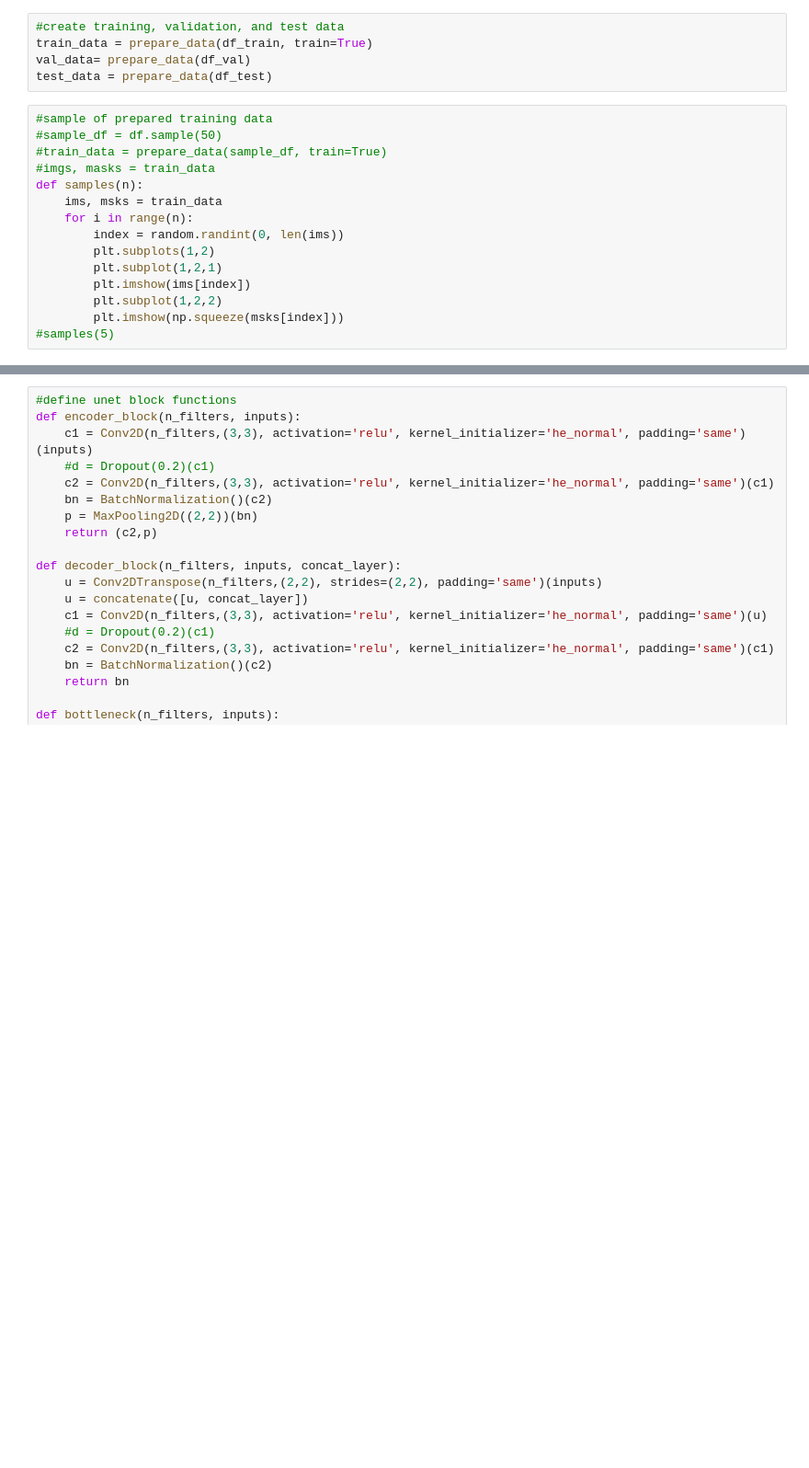
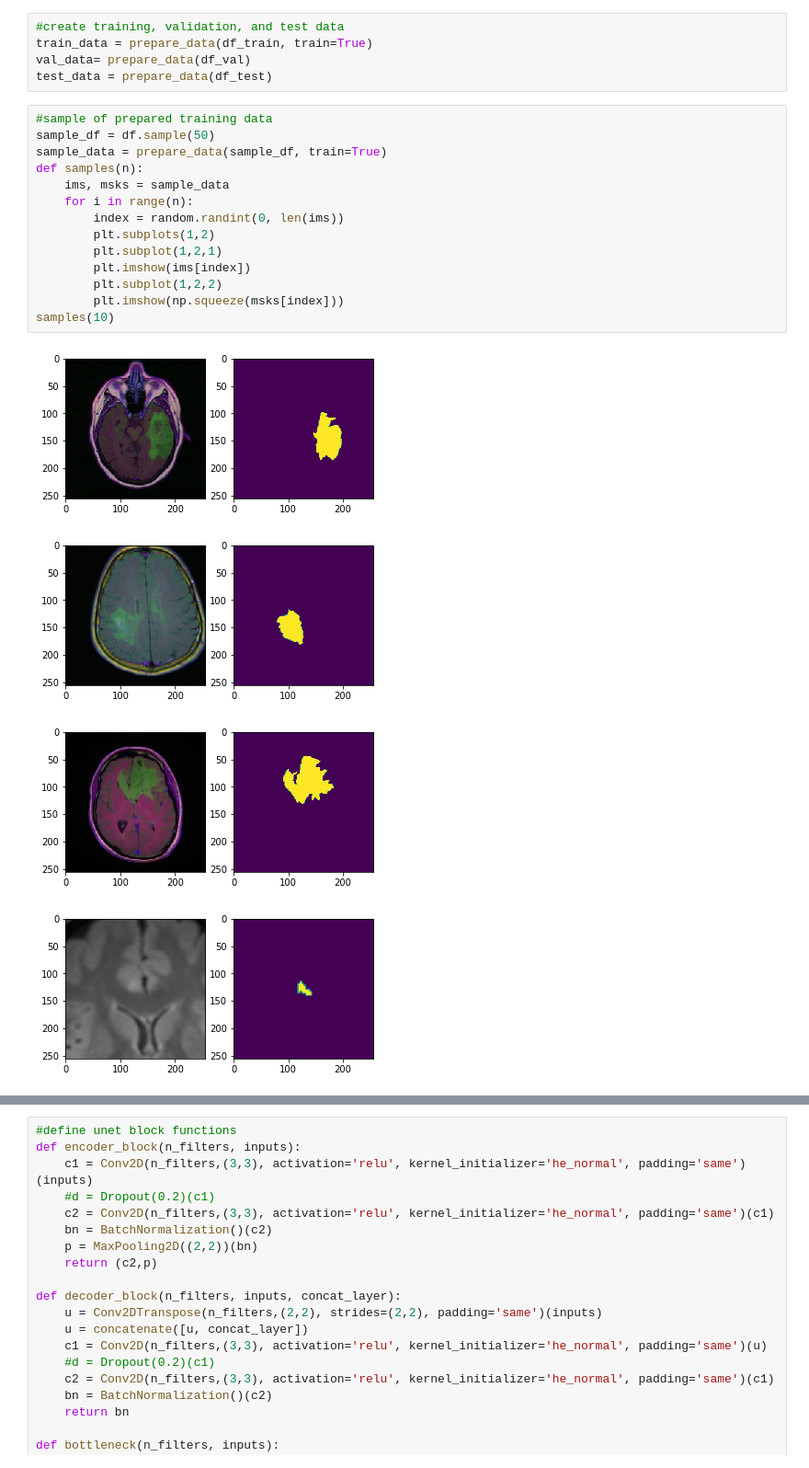
Before and after one commit to annadouv88/Springboard, a Jupyter notebook: Capstone Three/Preprocessing & Modeling.ipynb, the cells around one changed output, grey strips where cells are left out. Shown at 92% size. Cells and saved outputs as stored; diff of their text form; blank space fills up the shorter version.

```diff
--- a/Capstone Three/Preprocessing & Modeling.ipynb
+++ b/Capstone Three/Preprocessing & Modeling.ipynb
@@ -169,16 +183,20 @@ val_data= prepare_data(df_val)
 test_data = prepare_data(df_test)
 # %%
 #sample of prepared training data
-#sample_df = df.sample(50)
-#train_data = prepare_data(sample_df, train=True)
-#imgs, masks = train_data
+sample_df = df.sample(50)
+sample_data = prepare_data(sample_df, train=True)
 def samples(n):
-    ims, msks = train_data
+    ims, msks = sample_data
     for i in range(n):
         index = random.randint(0, len(ims))
         plt.subplots(1,2)
         plt.subplot(1,2,1)
         plt.imshow(ims[index])
         plt.subplot(1,2,2)
         plt.imshow(np.squeeze(msks[index]))
-#samples(5)
+samples(10)
+# %% [output]
+[figure, added]
+[figure, added]
+[figure, added]
+[figure, added]
```
Also changed, not shown: parts of 19 cells of this notebook.
